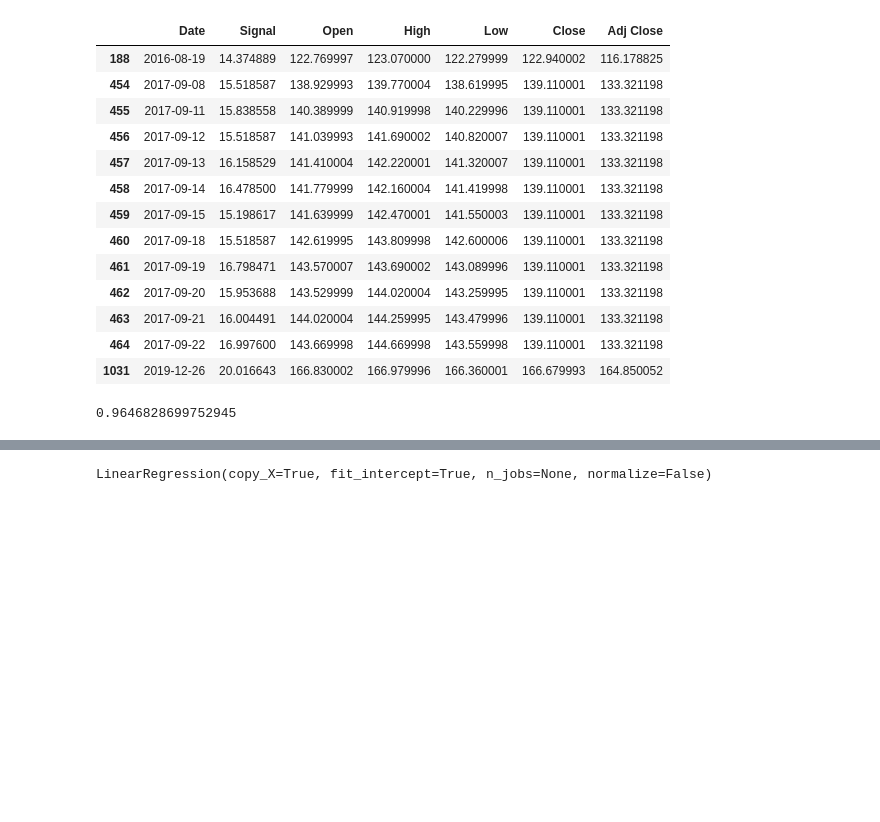
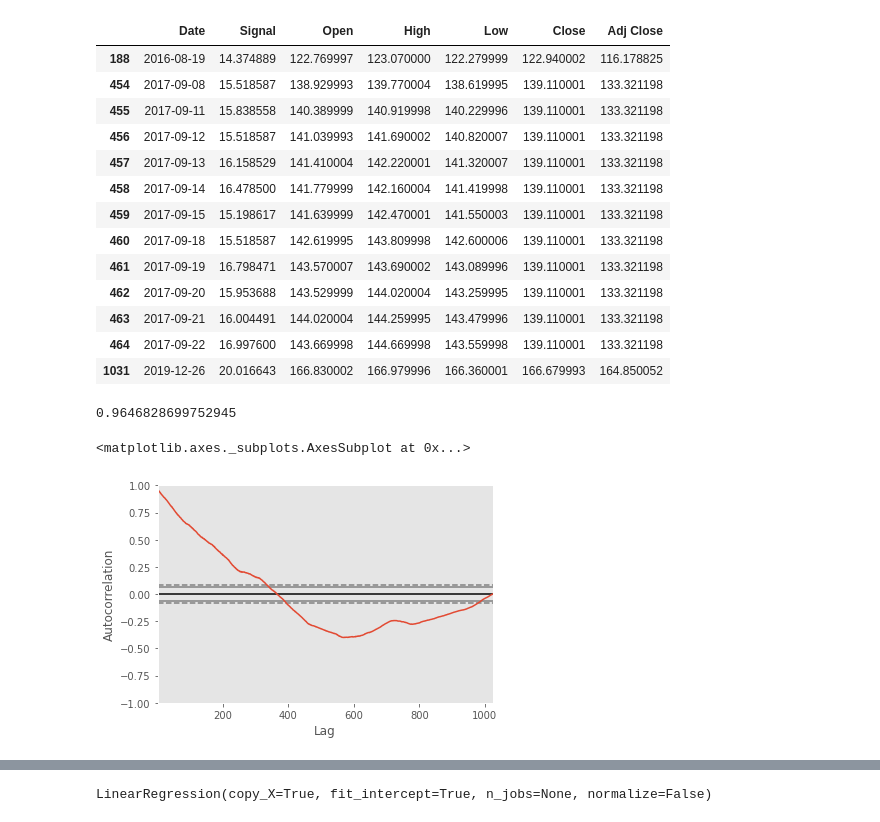
Before and after one commit to AdamZou/data-clean-exercise, a Jupyter notebook: _cleaned_ts_exercise.ipynb, the cells around one changed output, grey strips where cells are left out. Drawn from its saved outputs; the diff is of its cells as text; code cells hidden in the pictures; blank space fills up the shorter version.

```diff
--- a/_cleaned_ts_exercise.ipynb
+++ b/_cleaned_ts_exercise.ipynb
@@ -87,3 +87,9 @@ df_clean = df_clean[~df_clean['Date'].isin(ab_signal + ab_adjclose)]
 df_clean['Signal'].corr(df_clean['Adj Close'])
 # %% [output]
 0.9646828699752945
+# %%
+# high autocorr of the signal
+autocorrelation_plot(df_clean['Signal'].dropna())
+# %% [output]
+<matplotlib.axes._subplots.AxesSubplot at 0x...>
+[figure, added]
```
Also changed, not shown: parts of 2 cells of this notebook.
